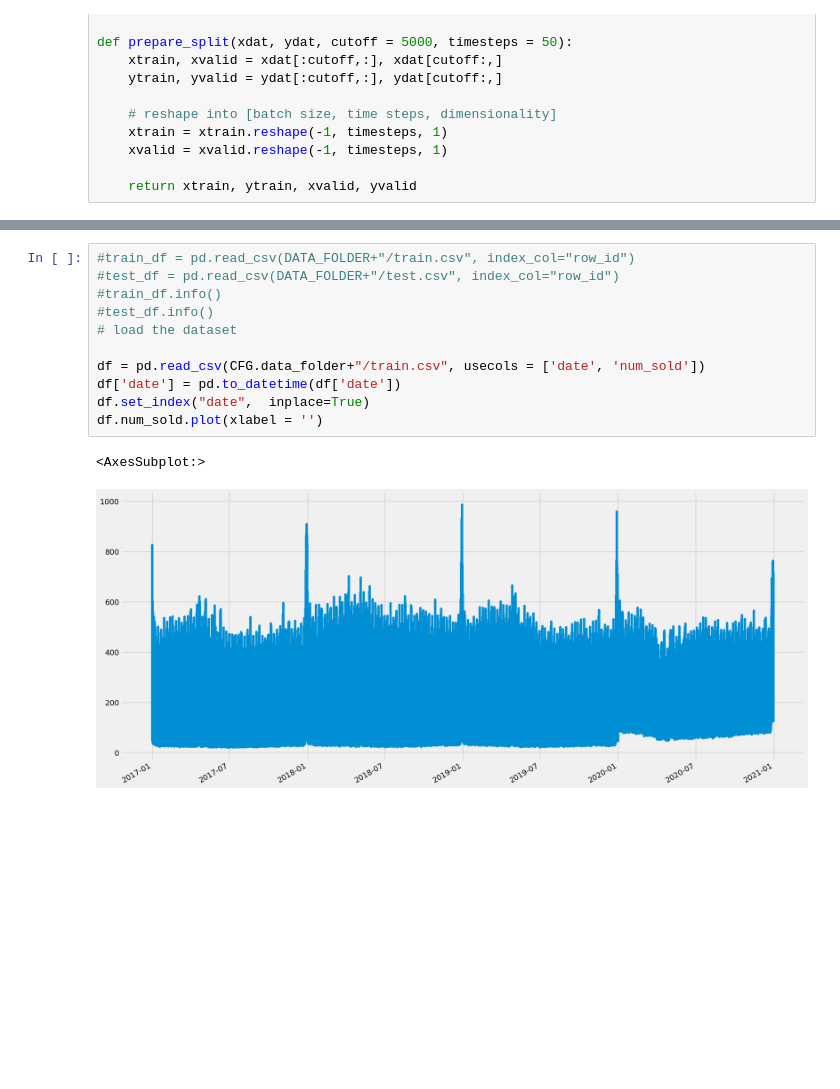
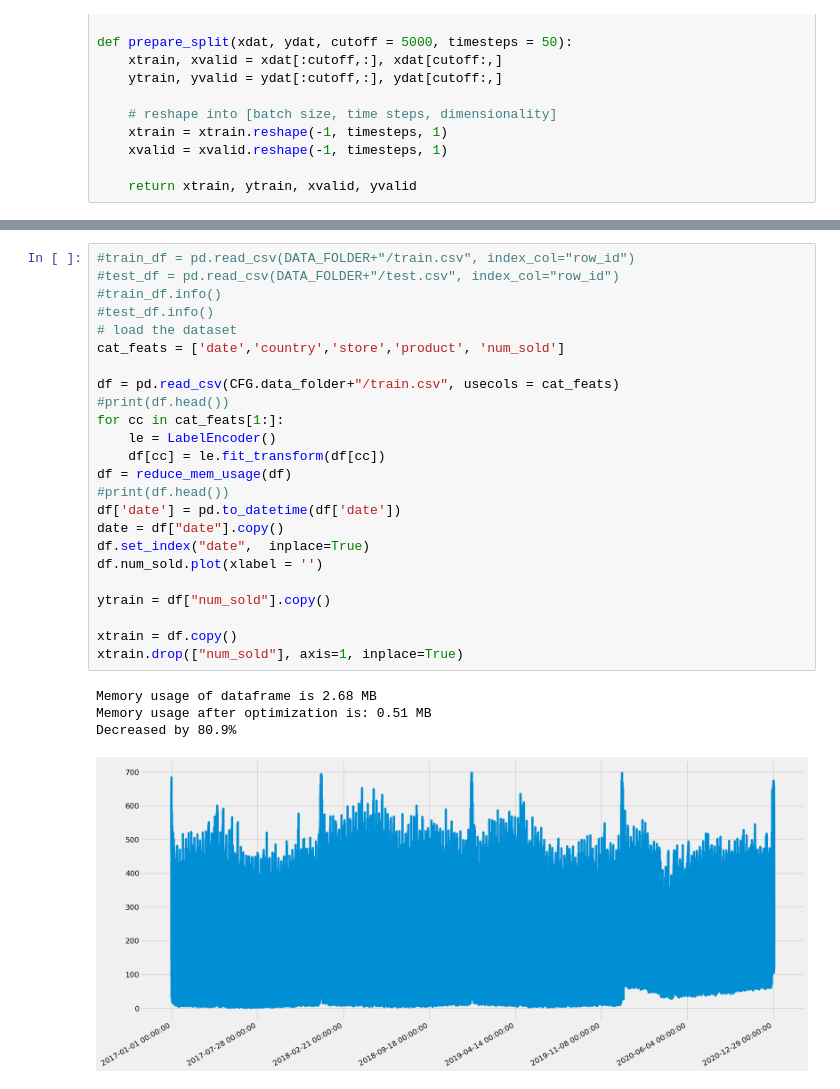
Before and after one commit to Altway/tabular-playground-series-sep-2022, a Jupyter notebook: marchetropbien.ipynb, the cells around one changed output, grey strips where cells are left out. Cells and saved outputs as stored; diff of their text form; blank space fills up the shorter version.

```diff
--- a/marchetropbien.ipynb
+++ b/marchetropbien.ipynb
@@ -70,14 +108,29 @@ def prepare_split(xdat, ydat, cutoff = 5000, timesteps = 50):
 # %%
 #train_df = pd.read_csv(DATA_FOLDER+"/train.csv", index_col="row_id")
 #test_df = pd.read_csv(DATA_FOLDER+"/test.csv", index_col="row_id")
 #train_df.info()
 #test_df.info()
 # load the dataset
+cat_feats = ['date','country','store','product', 'num_sold']
 
-df = pd.read_csv(CFG.data_folder+"/train.csv", usecols = ['date', 'num_sold'])
+df = pd.read_csv(CFG.data_folder+"/train.csv", usecols = cat_feats)
+#print(df.head())
+for cc in cat_feats[1:]:
+    le = LabelEncoder()
+    df[cc] = le.fit_transform(df[cc])
+df = reduce_mem_usage(df)
+#print(df.head())
 df['date'] = pd.to_datetime(df['date'])
+date = df["date"].copy()
 df.set_index("date",  inplace=True)
 df.num_sold.plot(xlabel = '')
+
+ytrain = df["num_sold"].copy()
+
+xtrain = df.copy()
+xtrain.drop(["num_sold"], axis=1, inplace=True)
 # %% [output]
-<AxesSubplot:>
+Memory usage of dataframe is 2.68 MB
+Memory usage after optimization is: 0.51 MB
+Decreased by 80.9%
-[figure, old version]
+[figure, new version]
```
Also changed, not shown: parts of 19 cells of this notebook, 1 other file.
